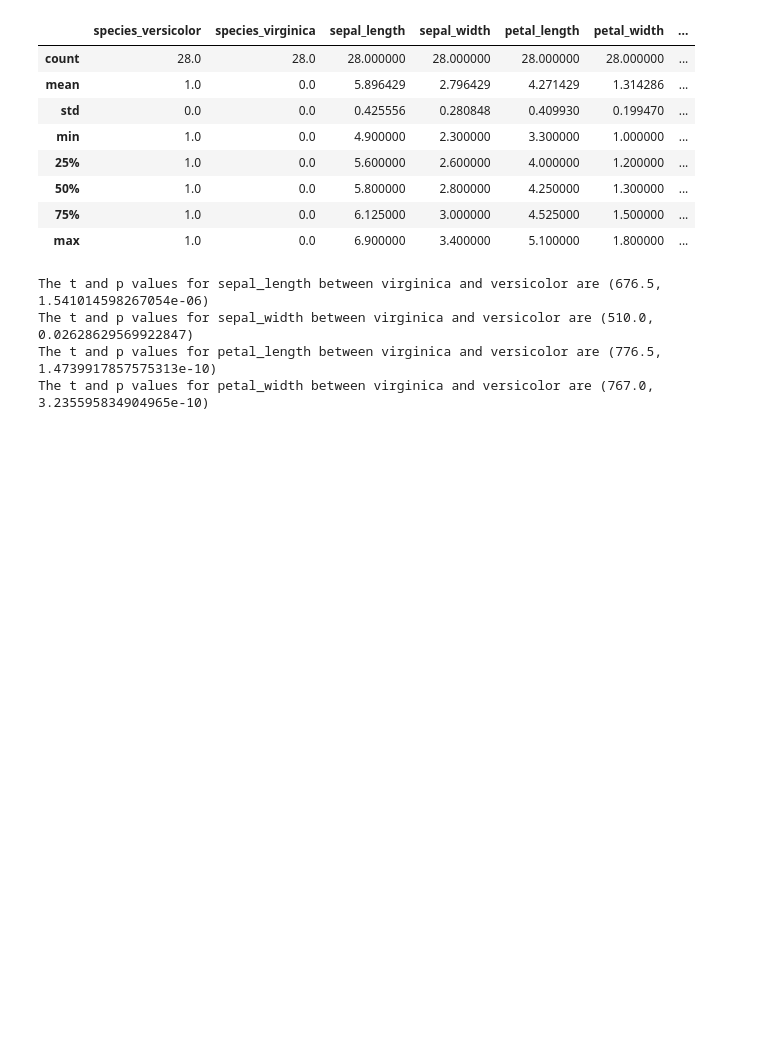
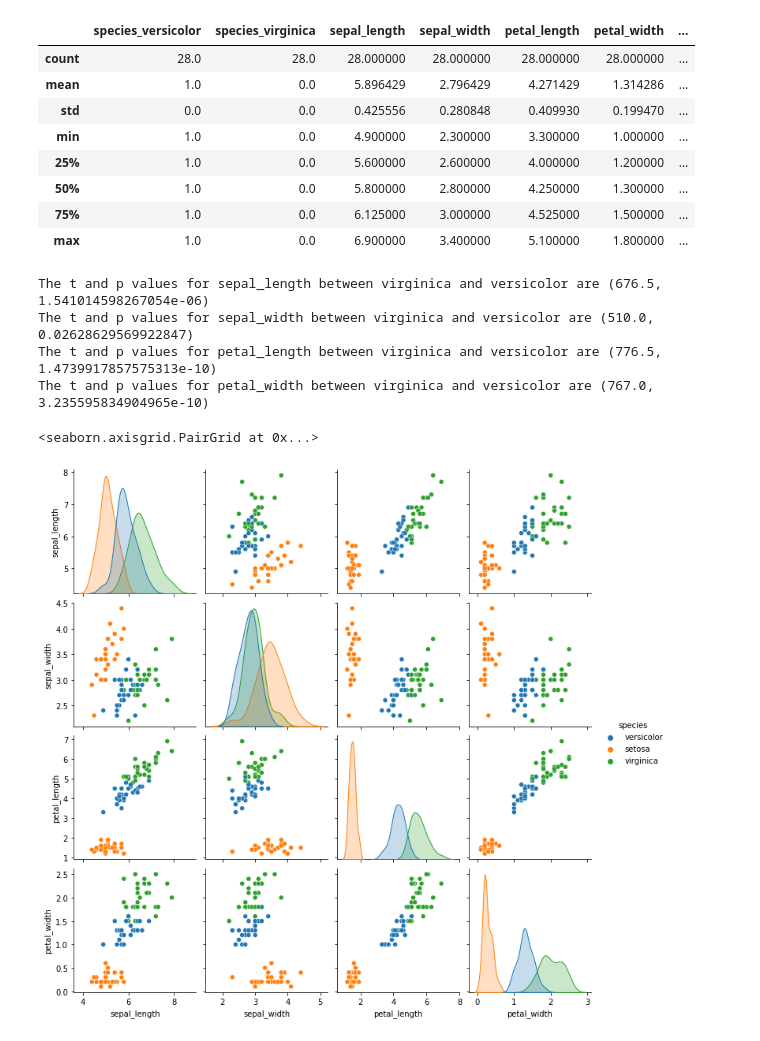
Before and after one commit to javahava1222/classification-exercises, a Jupyter notebook: classification_exercises.ipynb, the cells around one changed output. Saved outputs shown, nothing was run; the diff lists cells and outputs as text; code cells hidden in the pictures; blank space fills up the shorter version.

```diff
--- a/classification_exercises.ipynb
+++ b/classification_exercises.ipynb
@@ -858,0 +861,10 @@ The t and p values for petal_width between virginica and versicolor are (767.0,
+# %%
+# Multivariate Stats
+
+# Visualize the interaction of each measurement type with the others using a pairplot (or scatter matrix or something similar)
+# and add color to represent species.
+train.drop(columns=['species_versicolor','species_virginica','species_id.1'], inplace=True)
+sns.pairplot(train, hue='species')
+# %% [output]
+<seaborn.axisgrid.PairGrid at 0x...>
+[figure, added]
```
Also changed, not shown: parts of 11 cells of this notebook, 1 other file.
